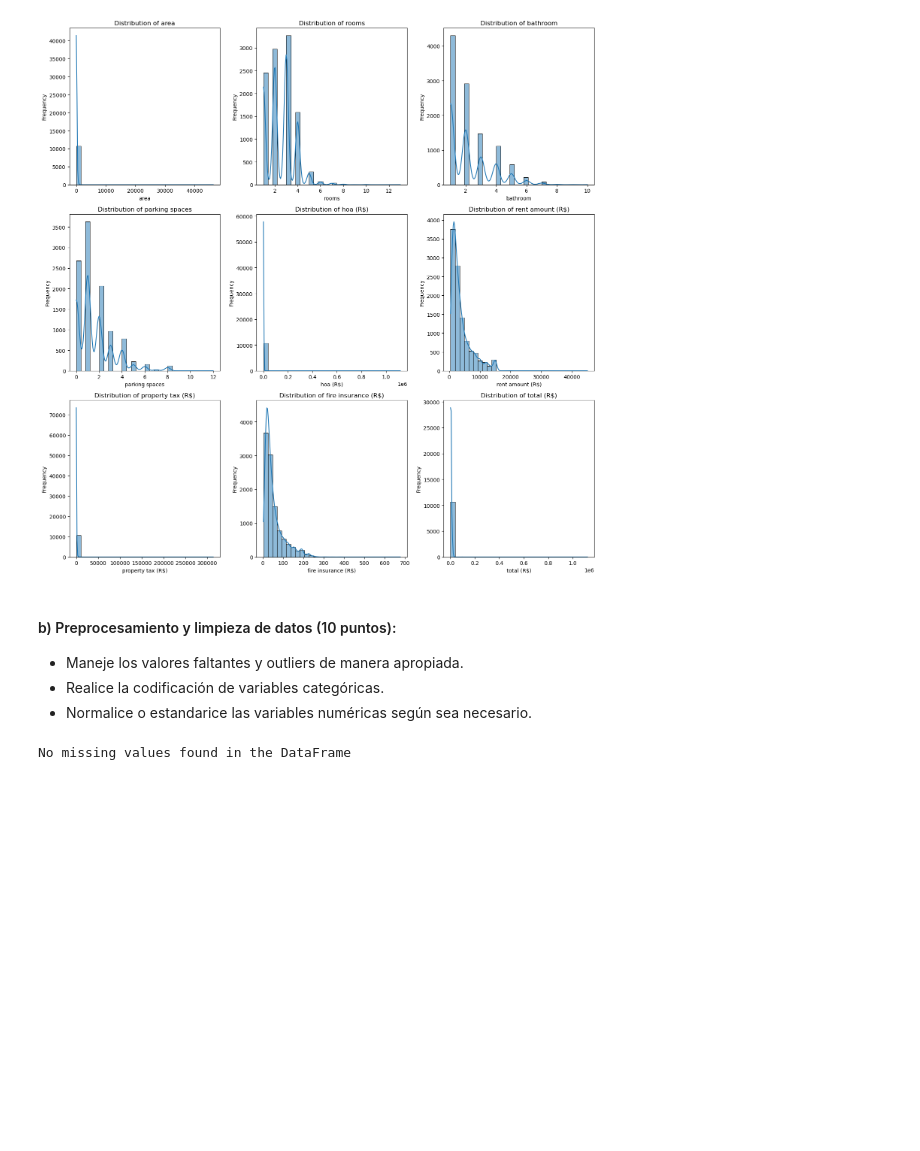
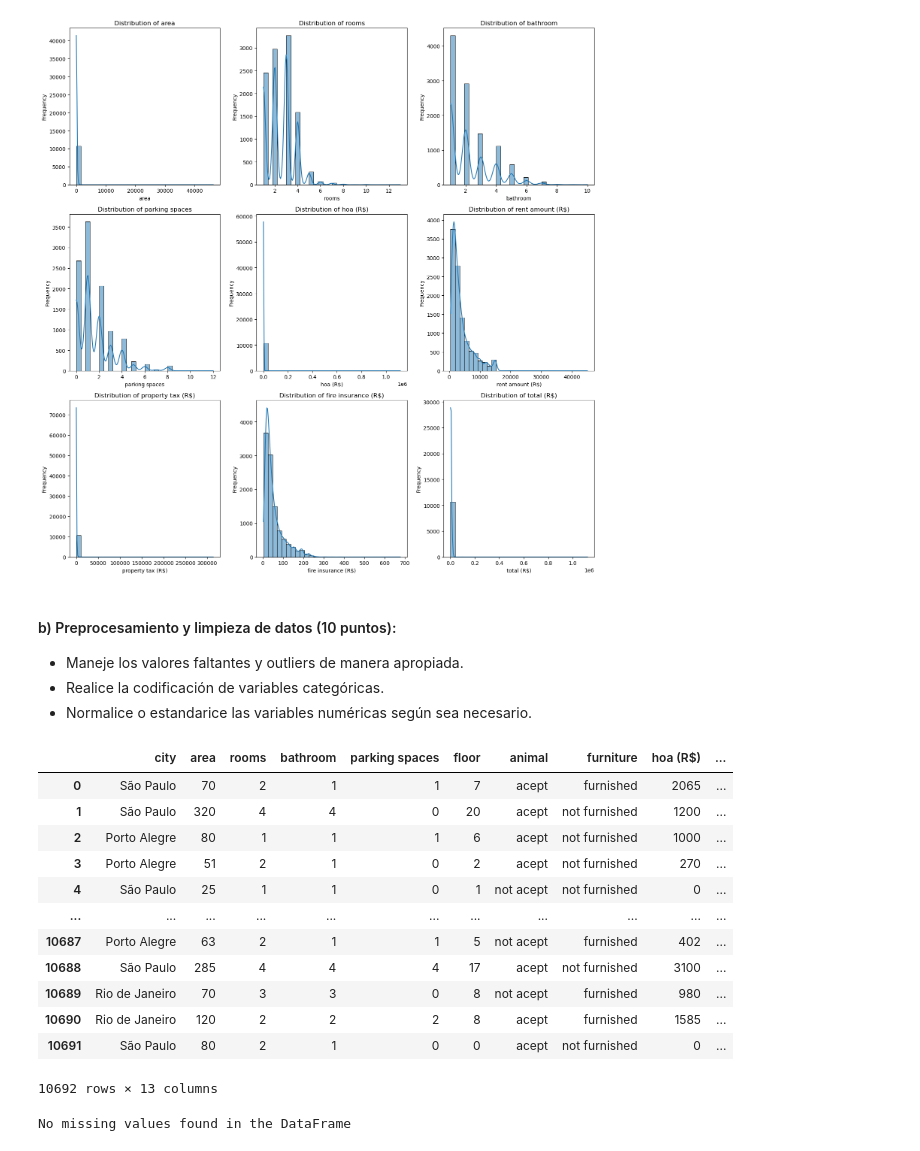
Before and after one commit to jazurdia/DS-Lab8, a Jupyter notebook: lab8.ipynb, the cells around one changed output. Saved outputs shown, nothing was run; the diff lists cells and outputs as text; code cells hidden in the pictures; blank space fills up the shorter version.

```diff
--- a/lab8.ipynb
+++ b/lab8.ipynb
@@ -93,6 +93,30 @@ plt.show()
  - Maneje los valores faltantes y outliers de manera apropiada.
  - Realice la codificación de variables categóricas.
  - Normalice o estandarice las variables numéricas según sea necesario.
+# %%
+# buscar en todas las celdas las filas que contengan "-".
+# Si encuentra alguna, la reemplaza por NaN.
+# Si no encuentra ninguna, no hace nada.
+
+for column in df.columns:
+    if df[column].dtype == 'object':
+        df[column] = df[column].apply(lambda x: 0 if '-' in str(x) else x)
+
+df
+# %% [output]
+|  | city | area | rooms | bathroom | parking spaces | floor | animal | furniture | hoa (R$) | ... |
+| 0 | São Paulo | 70 | 2 | 1 | 1 | 7 | acept | furnished | 2065 | ... |
+| 1 | São Paulo | 320 | 4 | 4 | 0 | 20 | acept | not furnished | 1200 | ... |
+| 2 | Porto Alegre | 80 | 1 | 1 | 1 | 6 | acept | not furnished | 1000 | ... |
+| 3 | Porto Alegre | 51 | 2 | 1 | 0 | 2 | acept | not furnished | 270 | ... |
+| 4 | São Paulo | 25 | 1 | 1 | 0 | 1 | not acept | not furnished | 0 | ... |
+| ... | ... | ... | ... | ... | ... | ... | ... | ... | ... | ... |
+| 10687 | Porto Alegre | 63 | 2 | 1 | 1 | 5 | not acept | furnished | 402 | ... |
+| 10688 | São Paulo | 285 | 4 | 4 | 4 | 17 | acept | not furnished | 3100 | ... |
+| 10689 | Rio de Janeiro | 70 | 3 | 3 | 0 | 8 | not acept | furnished | 980 | ... |
+| 10690 | Rio de Janeiro | 120 | 2 | 2 | 2 | 8 | acept | furnished | 1585 | ... |
+| 10691 | São Paulo | 80 | 2 | 1 | 0 | 0 | acept | not furnished | 0 | ... |
+10692 rows × 13 columns
 # %%
 # Identifica valores faltantes en el DataFrame
 
```
Also changed, not shown: parts of 5 cells of this notebook.
